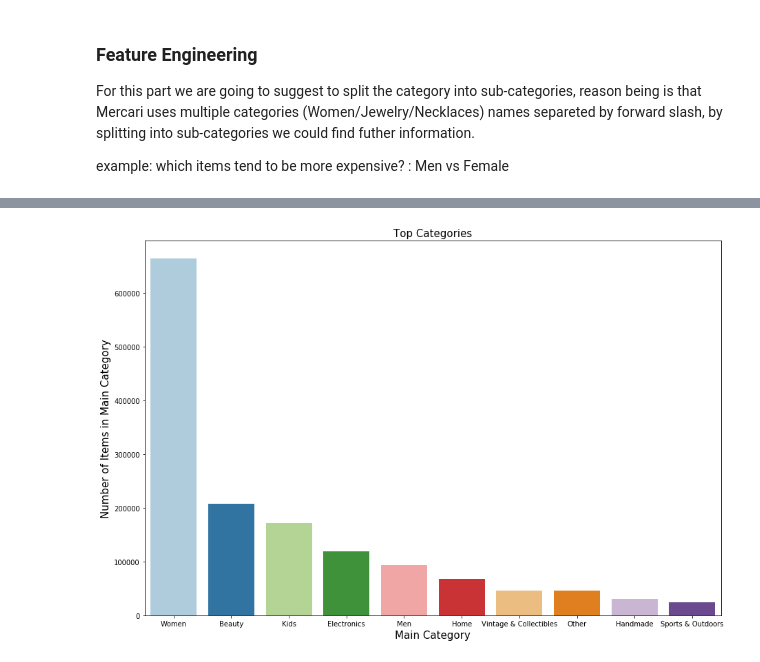
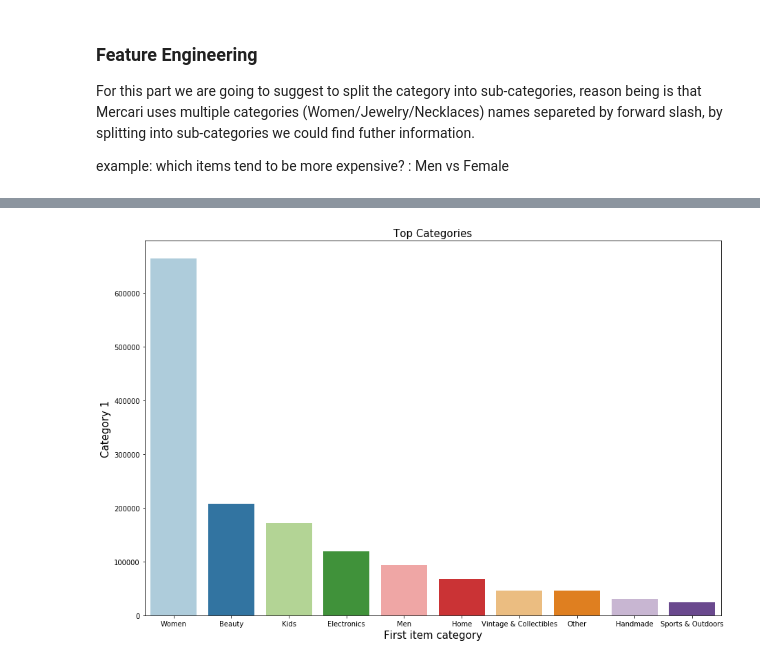
Before and after one commit to asthanameghna/kaggleProject, a Jupyter notebook: Kaggle_Competition.ipynb, the cells around one changed output, grey strips where cells are left out. Drawn from its saved outputs; the diff is of its cells as text; code cells hidden in the pictures.

```diff
--- a/Kaggle_Competition.ipynb
+++ b/Kaggle_Competition.ipynb
@@ -362,16 +357,18 @@ data_set.head()
 | 3 | 3 | Leather Horse Statues | 1 | Home/Home Décor/Home Décor Accents | NaN | 35.0 | 1 | New with tags. Leather horses. Re... | ... |
 | 4 | 4 | 24K GOLD plated rose | 1 | Women/Jewelry/Necklaces | NaN | 44.0 | 0 | Complete with certificate of auth... | ... |
 # %%
+# print
+
 plt.figure(figsize=(15, 10))
 x = data_set['category_1']
 y = data_set['category_1'].value_counts().index
 
 sns.countplot(x, order=y, palette='Paired')
 
 plt.title('Top Categories', fontsize=15)
-plt.xlabel('First Category', fontsize=15)
-plt.ylabel('Items in category', fontsize=15)
+plt.xlabel('First item category', fontsize=15)
+plt.ylabel('Category 1', fontsize=15)
 
 plt.show()
 # %% [output]
-[figure, old version]
+[figure, new version]
```
Also changed, not shown: parts of 2 cells of this notebook.
